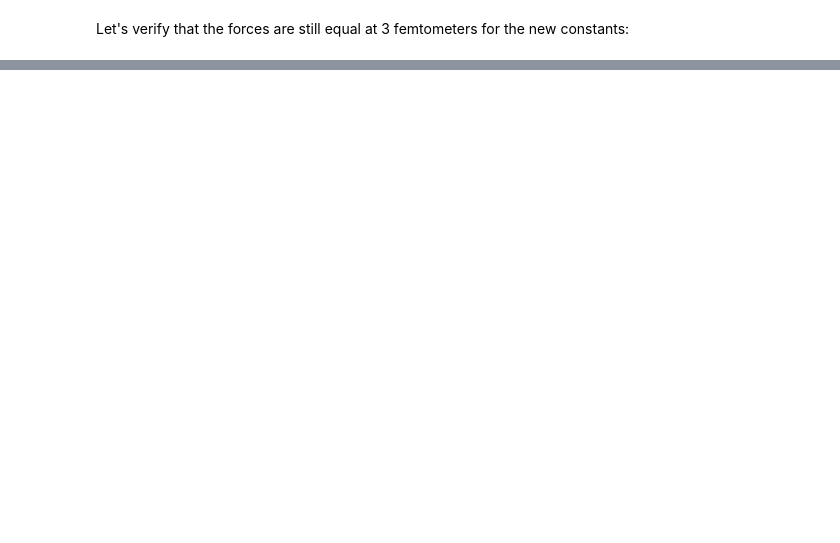
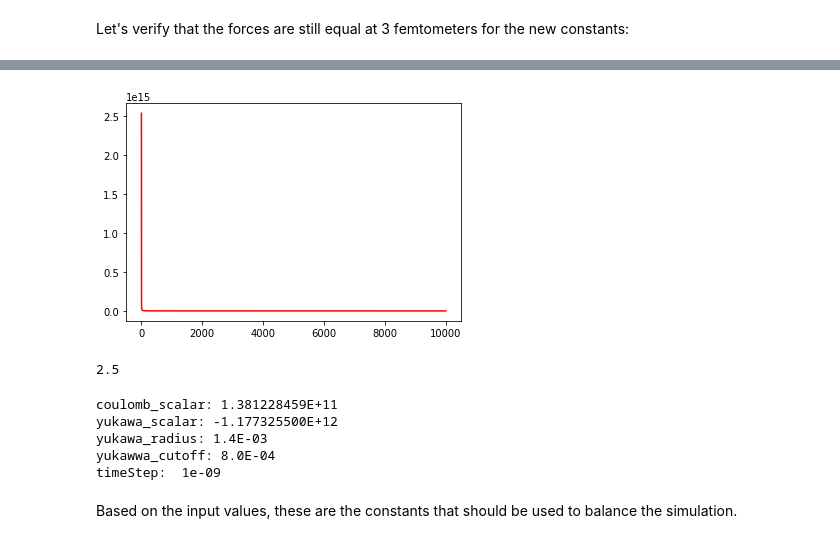
Before and after one commit to IoannisYpsilantis/particle-sim, a Jupyter notebook: equations.ipynb, the cells around one changed output, grey strips where cells are left out. Saved outputs shown, nothing was run; the diff lists cells and outputs as text; code cells hidden in the pictures; blank space fills up the shorter version.

```diff
--- a/equations.ipynb
+++ b/equations.ipynb
@@ -191,0 +190,27 @@ R represents the radius of the force. What is the range it is expected to strong
+# %%
+x = np.linspace(1e-1, 10000, 100000)
+
+y = coulomb_potential(x, scalar_new, q1, q2) * proton_electron_ratio
+
+plt.plot(x, y, label='Force', color='red')
+plt.show()
+
+#Print the first value of x has a force of 1e10 Au * nm / sec^2
+print(x[np.argmin(np.abs(y*timeStep*timeStep - 1e-4))])
+# %% [output]
+[figure, added]
+2.5
+# %%
+print("coulomb_scalar: {:.9E}".format(scalar_new))
+print("yukawa_scalar: {:.9E}".format(-C_new))
+print("yukawa_radius: {:.1E}".format(R))
+print("yukawwa_cutoff: {:.1E}".format(0.8 * scale_factor))
+print("timeStep: ", timeStep)
+# %% [output]
+coulomb_scalar: 1.381228459E+11
+yukawa_scalar: -1.177325500E+12
+yukawa_radius: 1.4E-03
+yukawwa_cutoff: 8.0E-04
+timeStep:  1e-09
+# %% [markdown]
+Based on the input values, these are the constants that should be used to balance the simulation.
```
Also changed, not shown: parts of 19 cells of this notebook, 4 other files.
